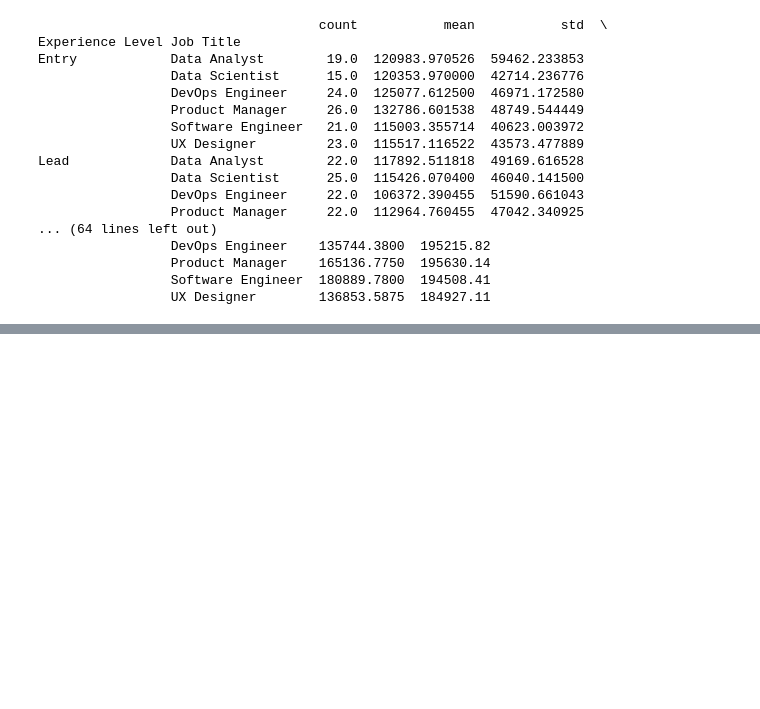
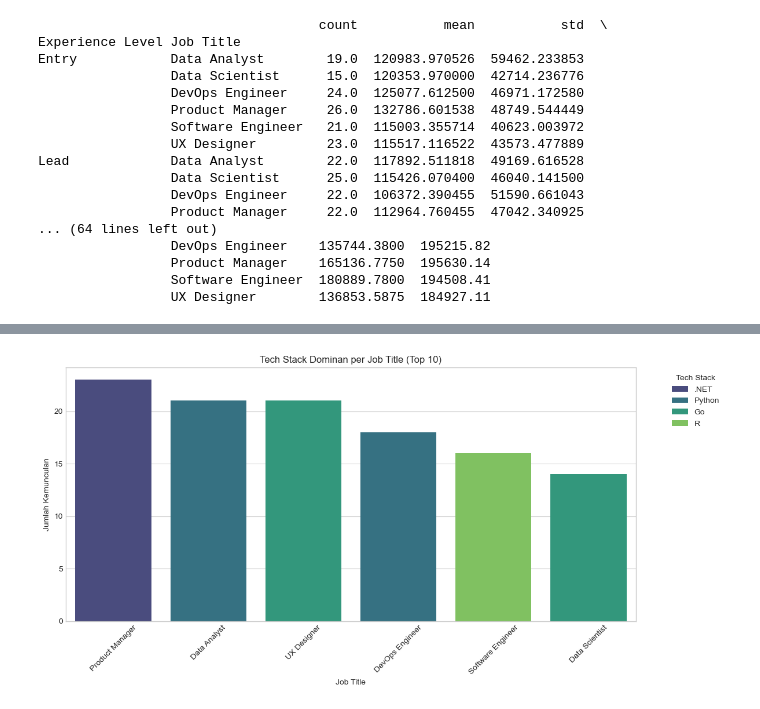
Before and after one commit to YafiRizky/Portofolio, a Jupyter notebook: Analisa_Gaji_WFA/notebook/WFA_analisis.ipynb, the cells around one changed output, grey strips where cells are left out. Saved outputs shown, nothing was run; the diff lists cells and outputs as text; code cells hidden in the pictures; blank space fills up the shorter version.

```diff
--- a/Analisa_Gaji_WFA/notebook/WFA_analisis.ipynb
+++ b/Analisa_Gaji_WFA/notebook/WFA_analisis.ipynb
@@ -350,0 +433,12 @@ Lead             Data Analyst        22.0  117892.511818  49169.616528
+# %%
+# Hitung max_tech dan max_count
+max_values = Top_Job.apply(lambda x: pd.Series({
+    'max_tech': x.idxmax(),
+    'max_count': x.max()
+}), axis=1)
+
+# Gabungkan dengan DataFrame asli
+Top_Job = pd.concat([Top_Job, max_values], axis=1)
+
+print("\nTech Stack dominan pada setiap Job Title:")
+print(Top_Job[['max_tech', 'max_count']].head(10))
@@ -350,0 +455,22 @@ Lead             Data Analyst        22.0  117892.511818  49169.616528
+# %%
+## Visualisasi Tech Stack dominan pada setiap Job Title
+top_jobs = Top_Job['max_count'].sort_values(ascending=False).head(10).index
+
+# Filter data
+plot_data = Top_Job.loc[top_jobs][['max_tech', 'max_count']].reset_index()
+
+# Visualisasi
+plt.figure(figsize=(12, 6))
+sns.barplot(data=plot_data,
+            x='Job Title',
+            y='max_count',
+            hue='max_tech',
+            palette='viridis')
+plt.title('Tech Stack Dominan per Job Title (Top 10)')
+plt.xticks(rotation=45)
+plt.ylabel('Jumlah Kemunculan')
+plt.legend(title='Tech Stack', bbox_to_anchor=(1.05, 1), loc='upper left')
+plt.tight_layout()
+plt.show()
+# %% [output]
+[figure, added]
```
Also changed, not shown: parts of 8 cells of this notebook, 7 other files.
